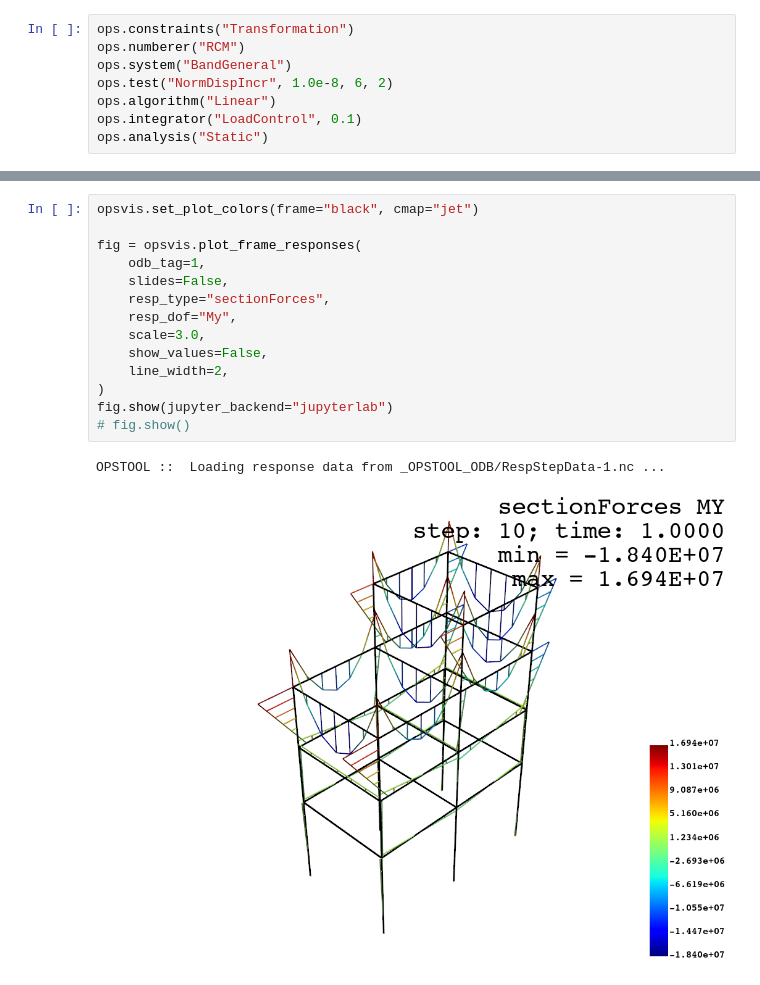
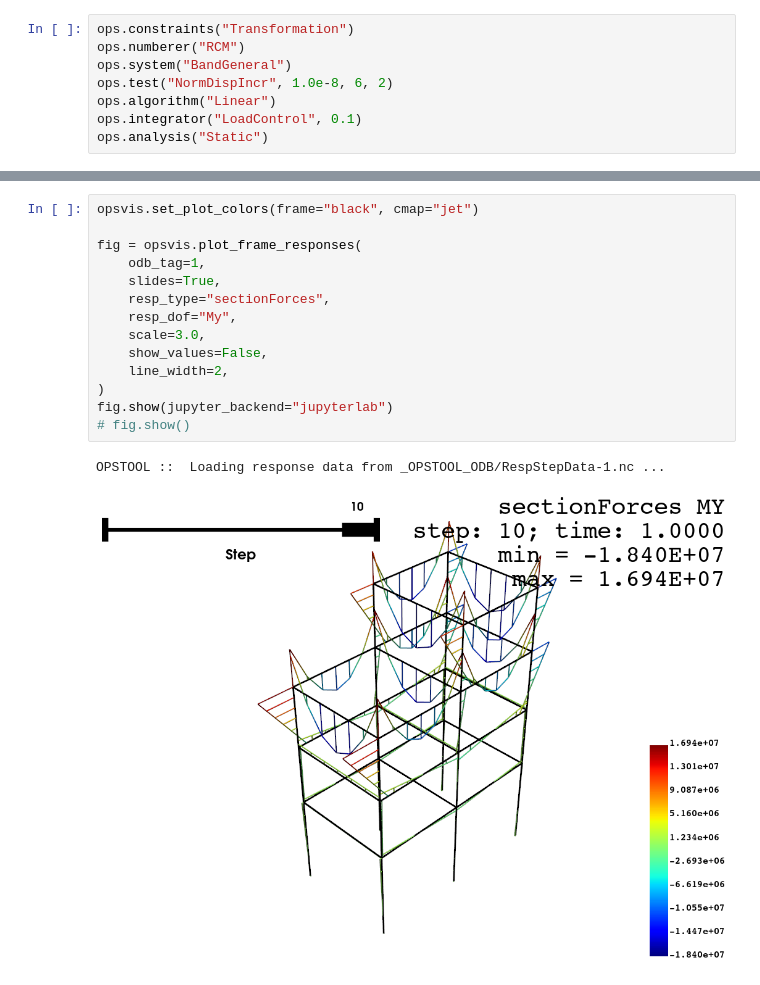
Before and after one commit to sahilkur36/opstool, a Jupyter notebook: docs/src/vis/plot_frame_resp_pyvista.ipynb, the cells around one changed output, grey strips where cells are left out. Saved outputs shown, nothing was run; the diff lists cells and outputs as text.

```diff
--- a/docs/src/vis/plot_frame_resp_pyvista.ipynb
+++ b/docs/src/vis/plot_frame_resp_pyvista.ipynb
@@ -39,17 +39,17 @@ OPSTOOL ::  All responses data with odb_tag = 1 saved in _OPSTOOL_ODB/RespStepDa
 # %%
 opsvis.set_plot_colors(frame="black", cmap="jet")
 
 fig = opsvis.plot_frame_responses(
     odb_tag=1,
-    slides=False,
+    slides=True,
     resp_type="sectionForces",
     resp_dof="My",
     scale=3.0,
     show_values=False,
     line_width=2,
 )
 fig.show(jupyter_backend="jupyterlab")
 # fig.show()
 # %% [output]
 OPSTOOL ::  Loading response data from _OPSTOOL_ODB/RespStepData-1.nc ...
-[figure, old version]
+[figure, new version]
```
Also changed, not shown: parts of 2 cells of this notebook, 23 other files.
